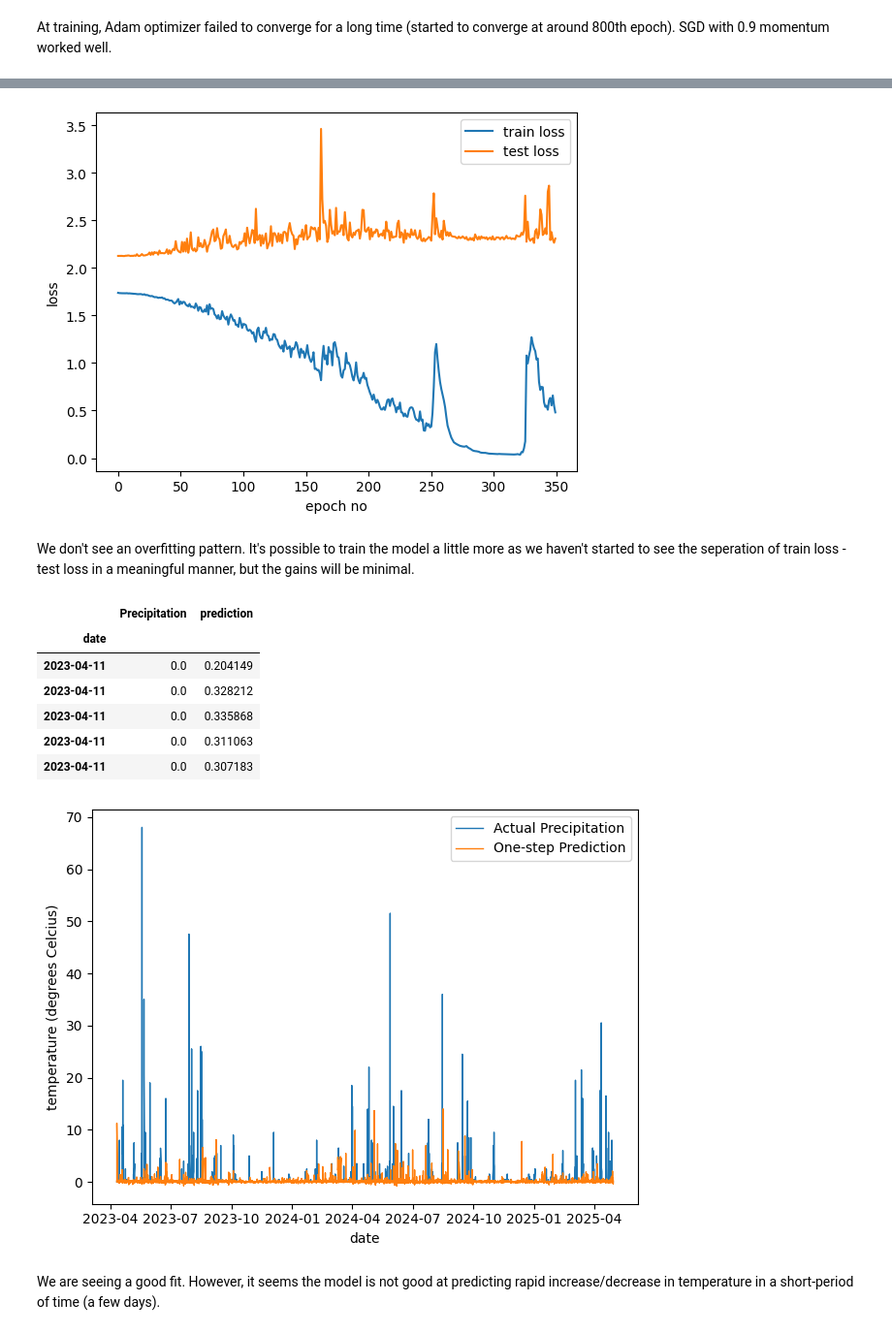
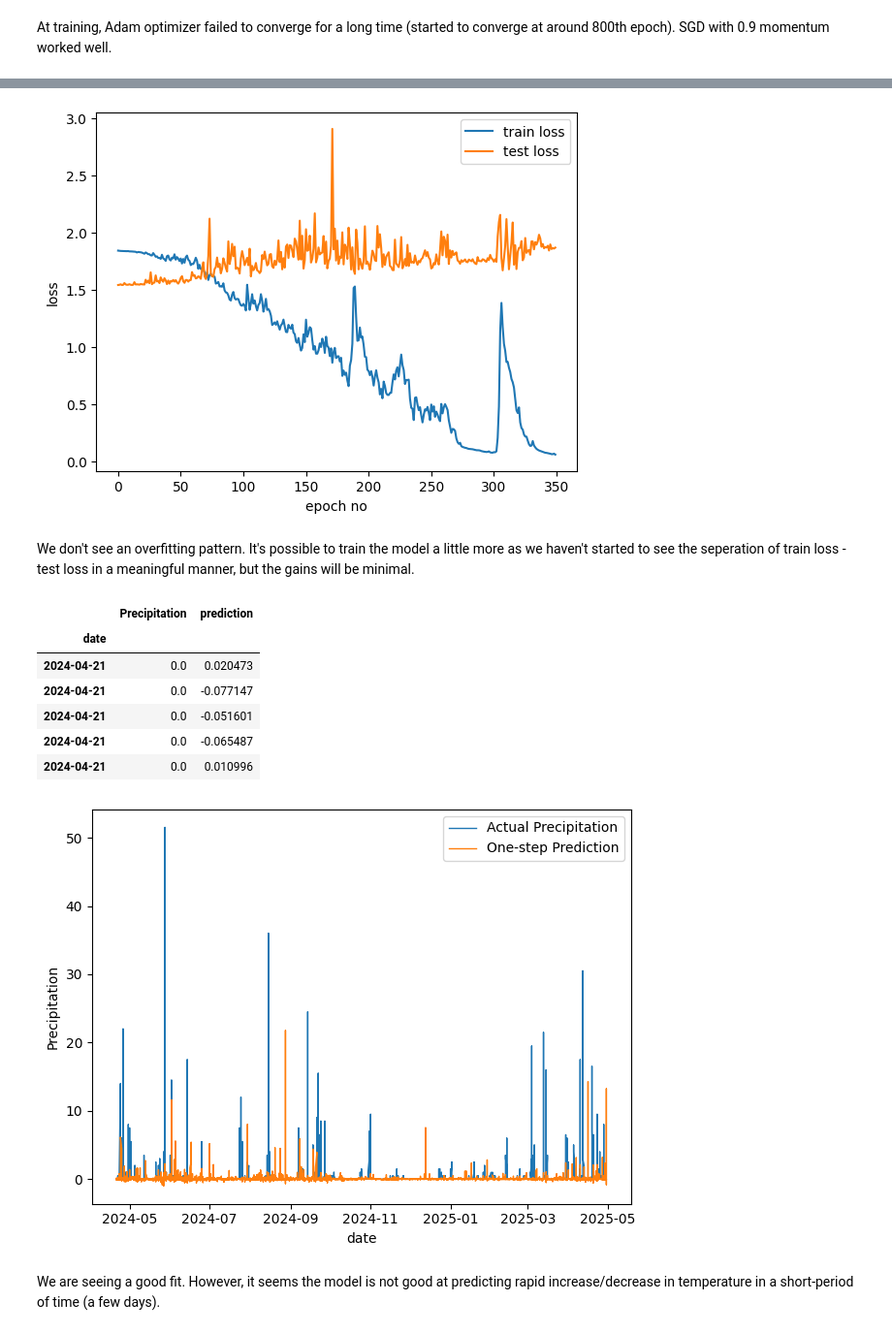
Before and after one commit to CYHuang0429/1132.515504-Team28-Weather, a Jupyter notebook: baseline.ipynb, the cells around one changed output, grey strips where cells are left out. Shown at 97% size. Cells and saved outputs as stored; diff of their text form; code cells hidden in the pictures.

```diff
--- a/baseline.ipynb
+++ b/baseline.ipynb
@@ -193,7 +228,7 @@ print(f'Dimensions are {T} × {D} × {N}')
 Dimensions are 20 × 22 × 90143
 # %%
 #Train size: 80% of the total data size
-train_size = int(len(input_data) * 0.80)
+train_size = int(len(input_data) * 0.90)
 
 # Normalization of the inputs
 scaler = StandardScaler()
@@ -341,7 +376,7 @@ plt.ylabel('loss')
 plt.legend()
 plt.show()
 # %% [output]
-[figure, old version]
+[figure, new version]
 # %% [markdown]
 We don't see an overfitting pattern. It's possible to train the model a little more as we haven't started to see the seperation of train loss - test loss in a meaningful manner, but the gains will be minimal.
 # %%
@@ -365,21 +400,21 @@ plot_df.head(5)
 # %% [output]
 |  | Precipitation | prediction |
 | date |  |  |
-| 2023-04-11 | 0.0 | 0.204149 |
-| 2023-04-11 | 0.0 | 0.328212 |
-| 2023-04-11 | 0.0 | 0.335868 |
-| 2023-04-11 | 0.0 | 0.311063 |
-| 2023-04-11 | 0.0 | 0.307183 |
+| 2024-04-21 | 0.0 | 0.020473 |
+| 2024-04-21 | 0.0 | -0.077147 |
+| 2024-04-21 | 0.0 | -0.051601 |
+| 2024-04-21 | 0.0 | -0.065487 |
+| 2024-04-21 | 0.0 | 0.010996 |
 # %%
 plt.plot(plot_df['Precipitation'], label='Actual Precipitation', linewidth=1)
 plt.plot(plot_df['prediction'], label='One-step Prediction', linewidth=1)
 plt.xlabel('date')
-plt.ylabel('temperature (degrees Celcius)')
+plt.ylabel('Precipitation')
 plt.legend()
 plt.tight_layout()
 plt.show()
 # %% [output]
-[figure, old version]
+[figure, new version]
 # %% [markdown]
 We are seeing a good fit. However, it seems the model is not good at predicting rapid increase/decrease in temperature in a short-period of time (a few days).
 # %%
```
Also changed, not shown: parts of 9 cells of this notebook.
